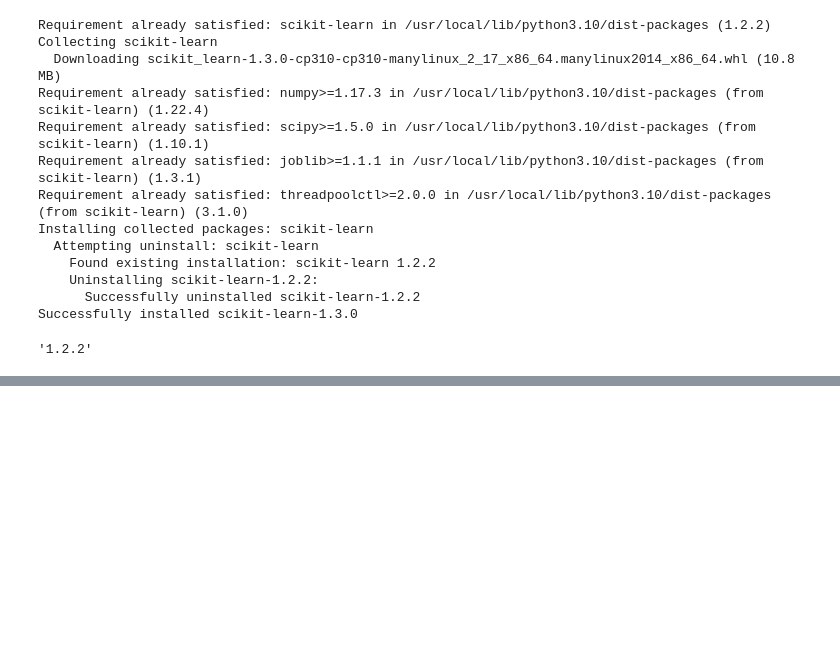
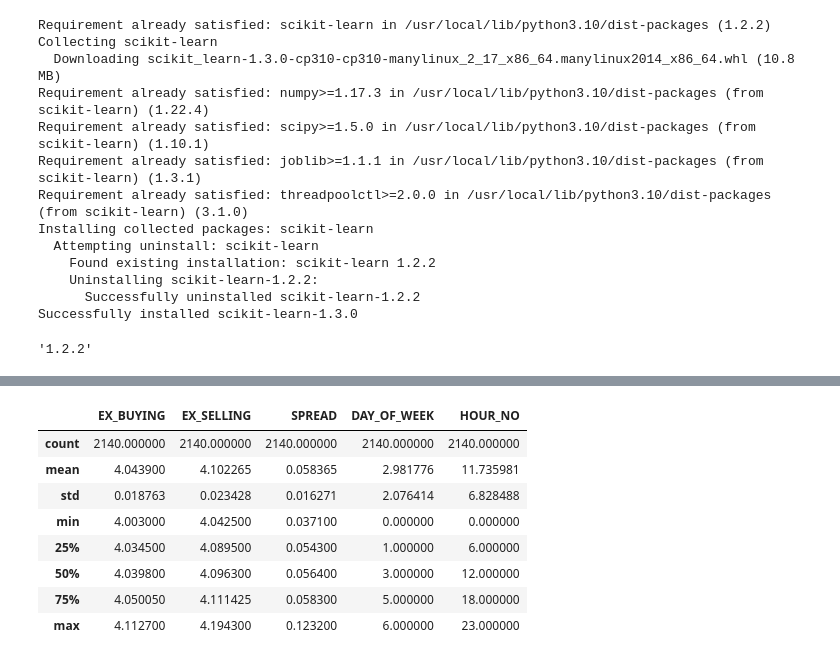
Before and after one commit to brochowski/ekantorwidget, a Jupyter notebook: brochowski_excercises.ipynb, the cells around one changed output, grey strips where cells are left out. Drawn from its saved outputs; the diff is of its cells as text; code cells hidden in the pictures; blank space fills up the shorter version.

```diff
--- a/brochowski_excercises.ipynb
+++ b/brochowski_excercises.ipynb
@@ -50,0 +82,12 @@ print(dta_cp.tail())
+# %%
+dta_cp.describe()
+# %% [output]
+|  | EX_BUYING | EX_SELLING | SPREAD | DAY_OF_WEEK | HOUR_NO |
+| count | 2140.000000 | 2140.000000 | 2140.000000 | 2140.000000 | 2140.000000 |
+| mean | 4.043900 | 4.102265 | 0.058365 | 2.981776 | 11.735981 |
+| std | 0.018763 | 0.023428 | 0.016271 | 2.076414 | 6.828488 |
+| min | 4.003000 | 4.042500 | 0.037100 | 0.000000 | 0.000000 |
+| 25% | 4.034500 | 4.089500 | 0.054300 | 1.000000 | 6.000000 |
+| 50% | 4.039800 | 4.096300 | 0.056400 | 3.000000 | 12.000000 |
+| 75% | 4.050050 | 4.111425 | 0.058300 | 5.000000 | 18.000000 |
+| max | 4.112700 | 4.194300 | 0.123200 | 6.000000 | 23.000000 |
```
Also changed, not shown: parts of 3 cells of this notebook.
